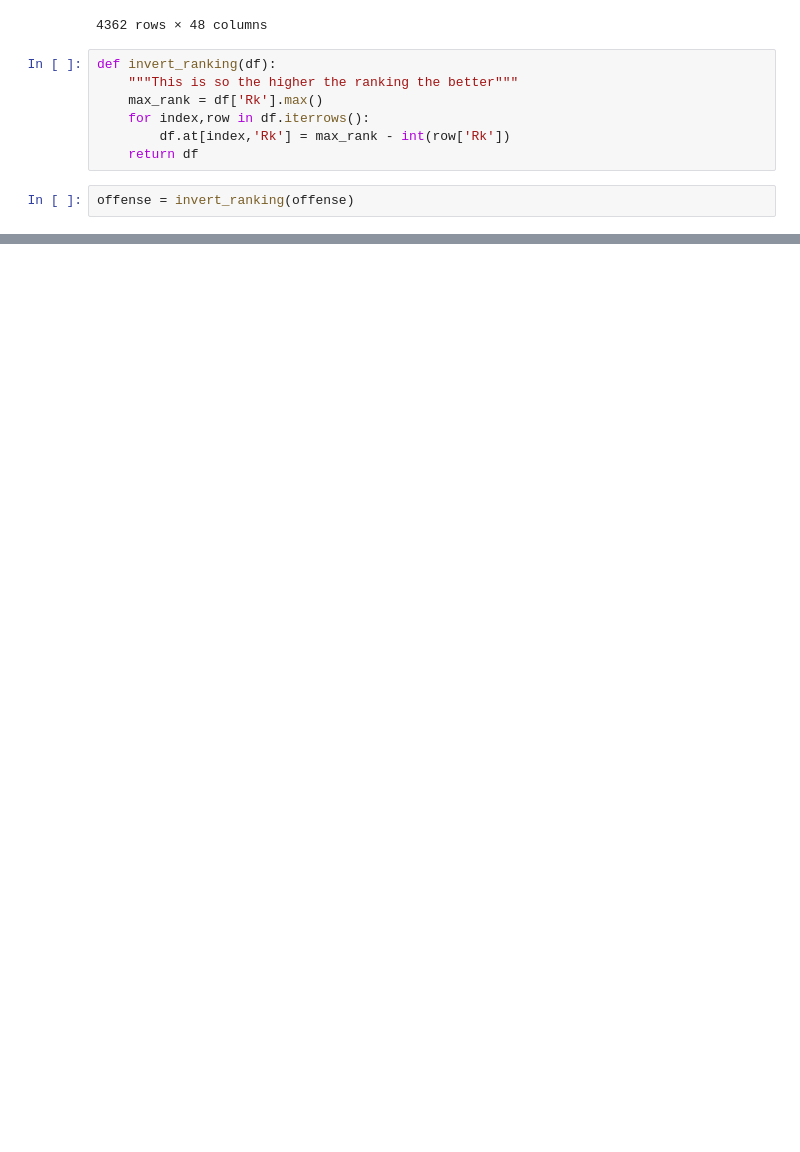
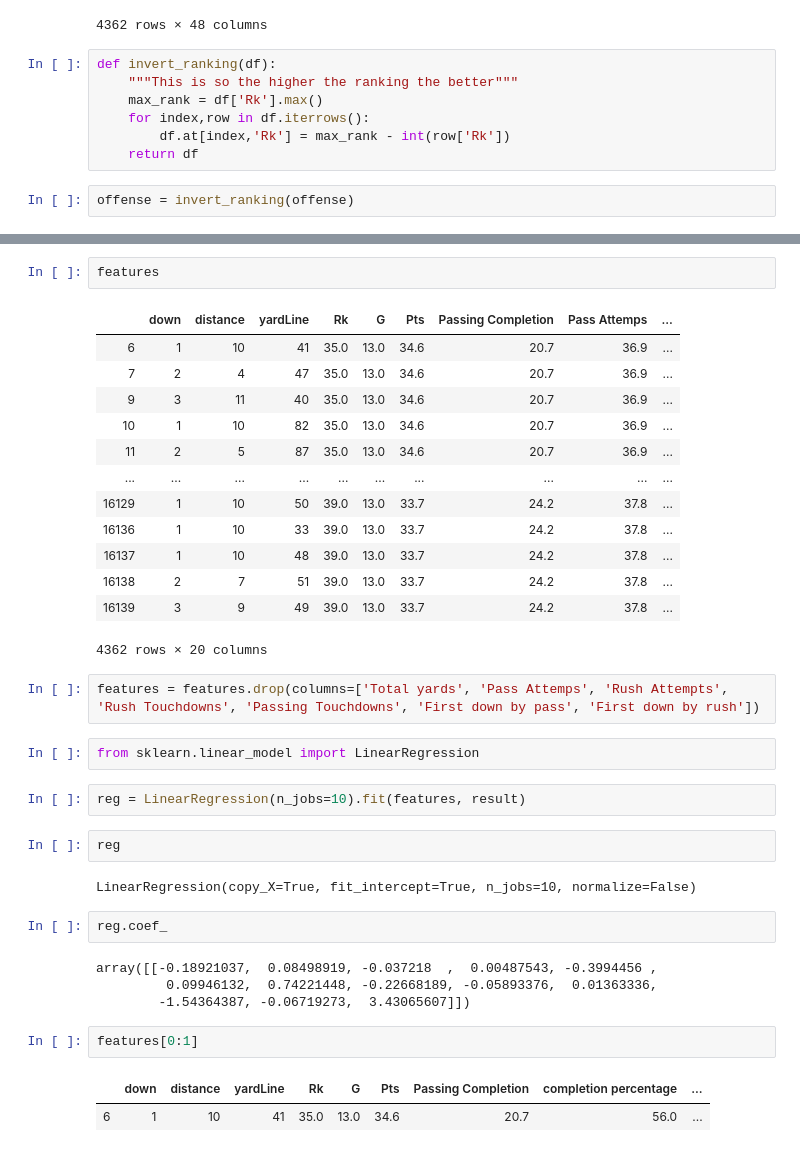
Before and after one commit to nwiatrek/cfb-ml, a Jupyter notebook: Get Drive Result.ipynb, the cells around one changed output, grey strips where cells are left out. Drawn from its saved outputs; the diff is of its cells as text; blank space fills up the shorter version.

```diff
--- a/Get Drive Result.ipynb
+++ b/Get Drive Result.ipynb
@@ -131,0 +155,37 @@ offense
+# %%
+features
+# %% [output]
+|  | down | distance | yardLine | Rk | G | Pts | Passing Completion | Pass Attemps | ... |
+| 6 | 1 | 10 | 41 | 35.0 | 13.0 | 34.6 | 20.7 | 36.9 | ... |
+| 7 | 2 | 4 | 47 | 35.0 | 13.0 | 34.6 | 20.7 | 36.9 | ... |
+| 9 | 3 | 11 | 40 | 35.0 | 13.0 | 34.6 | 20.7 | 36.9 | ... |
+| 10 | 1 | 10 | 82 | 35.0 | 13.0 | 34.6 | 20.7 | 36.9 | ... |
+| 11 | 2 | 5 | 87 | 35.0 | 13.0 | 34.6 | 20.7 | 36.9 | ... |
+| ... | ... | ... | ... | ... | ... | ... | ... | ... | ... |
+| 16129 | 1 | 10 | 50 | 39.0 | 13.0 | 33.7 | 24.2 | 37.8 | ... |
+| 16136 | 1 | 10 | 33 | 39.0 | 13.0 | 33.7 | 24.2 | 37.8 | ... |
+| 16137 | 1 | 10 | 48 | 39.0 | 13.0 | 33.7 | 24.2 | 37.8 | ... |
+| 16138 | 2 | 7 | 51 | 39.0 | 13.0 | 33.7 | 24.2 | 37.8 | ... |
+| 16139 | 3 | 9 | 49 | 39.0 | 13.0 | 33.7 | 24.2 | 37.8 | ... |
+4362 rows × 20 columns
+# %%
+features = features.drop(columns=['Total yards', 'Pass Attemps', 'Rush Attempts', 'Rush Touchdowns', 'Passing Touchdowns', 'First down by pass', 'First down by rush'])
+# %%
+from sklearn.linear_model import LinearRegression
+# %%
+reg = LinearRegression(n_jobs=10).fit(features, result)
+# %%
+reg
+# %% [output]
+LinearRegression(copy_X=True, fit_intercept=True, n_jobs=10, normalize=False)
+# %%
+reg.coef_
+# %% [output]
+array([[-0.18921037,  0.08498919, -0.037218  ,  0.00487543, -0.3994456 ,
+         0.09946132,  0.74221448, -0.22668189, -0.05893376,  0.01363336,
+        -1.54364387, -0.06719273,  3.43065607]])
+# %%
+features[0:1]
+# %% [output]
+|  | down | distance | yardLine | Rk | G | Pts | Passing Completion | completion percentage | ... |
+| 6 | 1 | 10 | 41 | 35.0 | 13.0 | 34.6 | 20.7 | 56.0 | ... |
```
Also changed, not shown: parts of 58 cells of this notebook, 8 other files.
